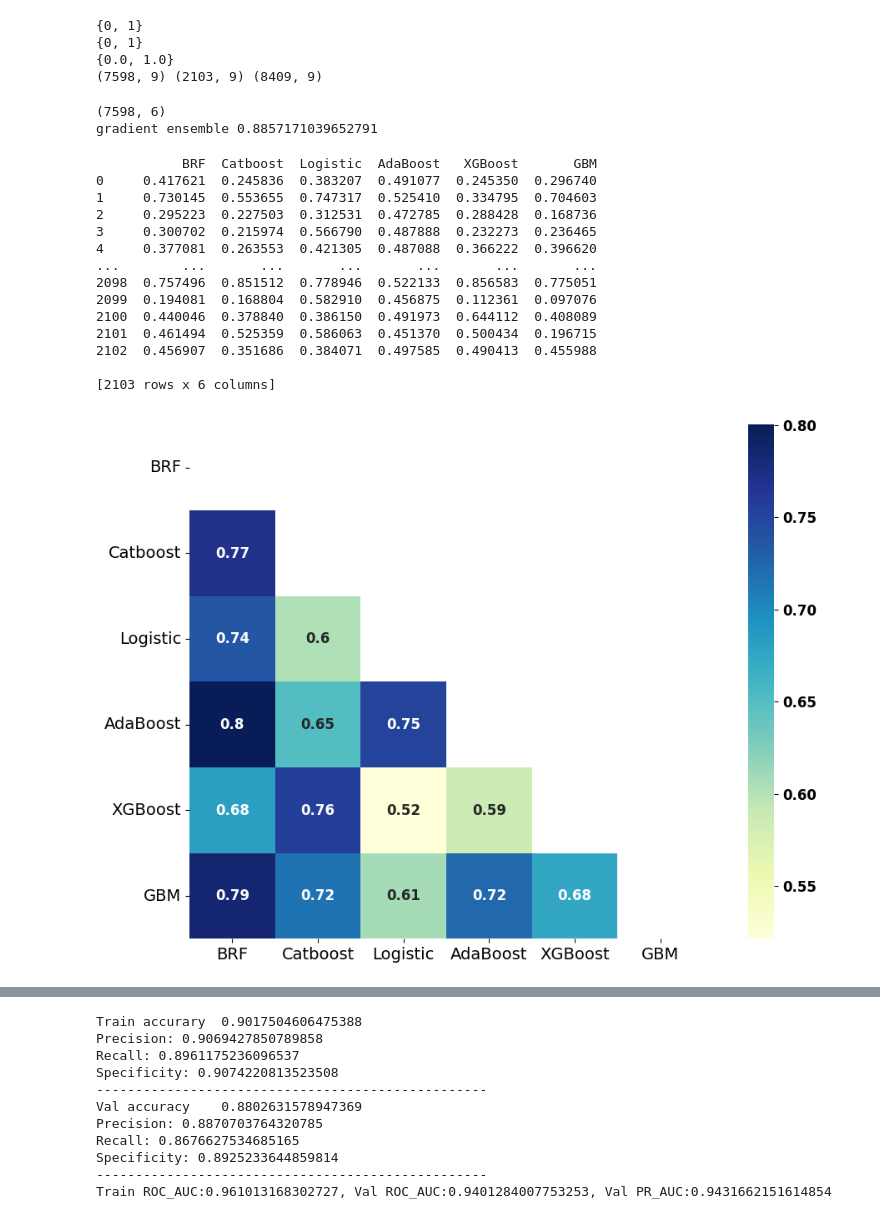
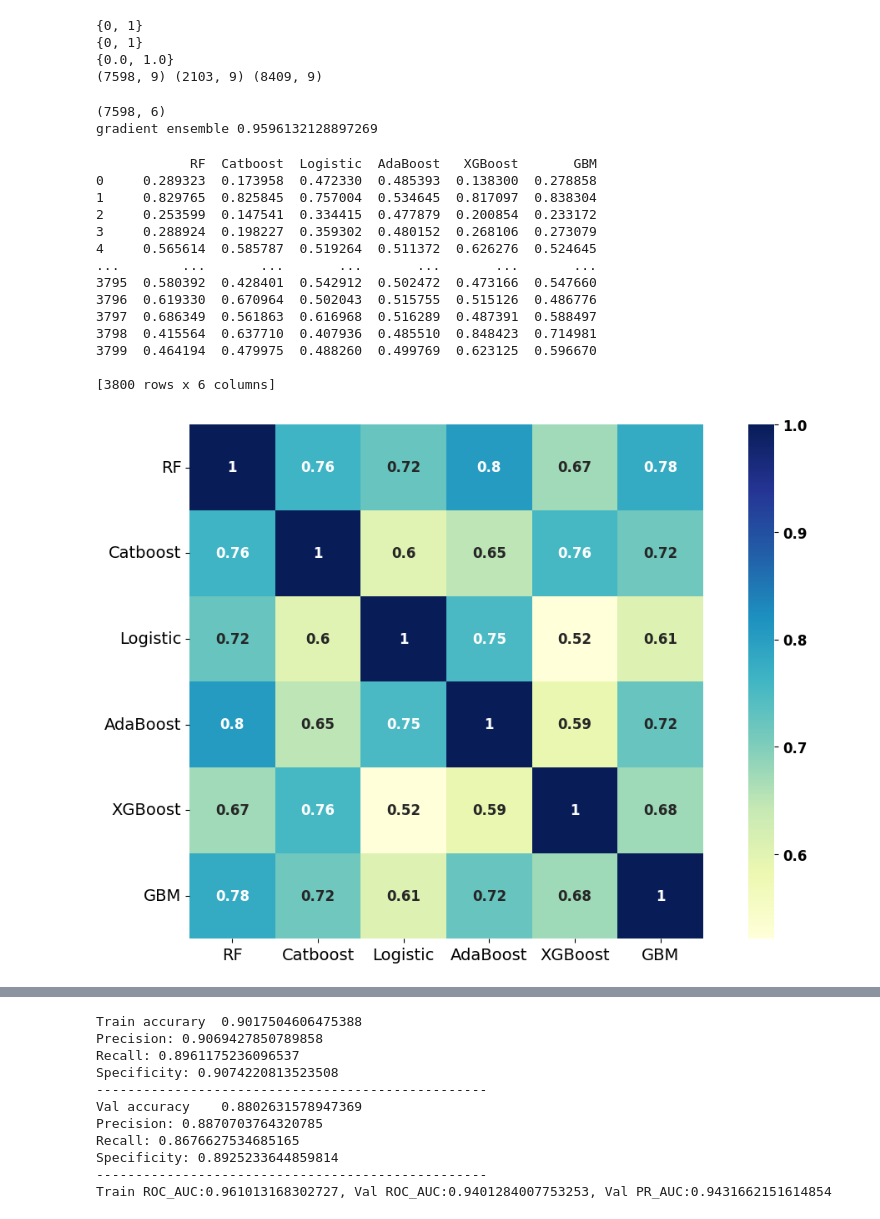
Before and after one commit to ssssszj/Tumor_prediction, a Jupyter notebook: ensemble_model.ipynb, the cells around one changed output, grey strips where cells are left out. Saved outputs shown, nothing was run; the diff lists cells and outputs as text; code cells hidden in the pictures.

Commit message:
train_data fixed

```diff
--- a/ensemble_model.ipynb
+++ b/ensemble_model.ipynb
@@ -238,7 +238,7 @@ print(X_train_base.shape,X_test.shape,X_train.shape)
 from sklearn.base import clone
 
 def get_models():
-    brf = BalancedRandomForestClassifier(n_estimators=1000,max_depth = 7,random_state=SEED,sampling_strategy='all',replacement=True,bootstrap=False)
+    rf = RandomForestClassifier(n_estimators=1000,max_depth = 7,random_state=SEED)
     ctb = CatBoostClassifier(learning_rate=0.01,max_depth=7,verbose=0,random_state=SEED)
     lr = LogisticRegression(max_iter=10000)
     ada = AdaBoostClassifier(n_estimators=1000,learning_rate=0.01,random_state=SEED)
@@ -246,7 +246,7 @@ def get_models():
     gbm = GradientBoostingClassifier(n_estimators=1000,learning_rate=0.01)
 
     models = {
-        'Balanced Random Forest': brf,
+        'Random Forest': rf,
         'Catboost': ctb,
         'Logistic Regression': lr,
         'AdaBoost': ada,
@@ -313,6 +313,7 @@ meta_model = GradientBoostingClassifier(
     random_state=SEED
 )
 
+
 #训练基学习器
 train_base_model(base_models,inp=X_train_base,label=y_train_base)
 
@@ -322,50 +323,51 @@ print(probs.shape)
 meta_model.fit(probs,y_test_base)
 
 #测试元学习器
-base_probs = predict_base_model(base_models,inp=X_test)
+base_probs = predict_base_model(base_models,inp=X_test_se)
 meta_probs = meta_model.predict_proba(base_probs)[:,1]
 
-# cv_base_learners,cv_meta_learners = stacking(base_models,clone(meta_model),X_train_se,y_train_se,KFold(n_splits=5))
-# base_probs = predict_base_model(cv_base_learners,X_test)
-# meta_probs = cv_meta_learners.predict_proba(base_probs)[:,1]
-print('gradient ensemble',roc_auc_score(y_test,meta_probs))
+'''cv_base_learners,cv_meta_learners = stacking(base_models,clone(meta_model),X_train_se,y_train_se,KFold(n_splits=5))
+base_probs = predict_base_model(cv_base_learners,X_test)
+meta_probs = cv_meta_learners.predict_proba(base_probs)[:,1]'''
+
+print('gradient ensemble',roc_auc_score(y_test_se,meta_probs))
 # %% [output]
 (7598, 6)
-gradient ensemble 0.8857171039652791
+gradient ensemble 0.9596132128897269
 # %%
-base_probs = predict_base_model(base_models,inp=X_test)
-model_names = ['BRF','Catboost','Logistic','AdaBoost','XGBoost','GBM']
+base_probs = predict_base_model(base_models,inp=X_test_se)
+model_names = ['RF','Catboost','Logistic','AdaBoost','XGBoost','GBM']
 df_P = np.zeros((base_probs.shape[0],len(model_names)))
 df_P = pd.DataFrame(df_P,columns=model_names)
 for i in range(len(model_names)):
     df_P[model_names[i]] = base_probs[:,i]
 print(df_P)
 # %% [output]
-           BRF  Catboost  Logistic  AdaBoost   XGBoost       GBM
-0     0.417621  0.245836  0.383207  0.491077  0.245350  0.296740
-1     0.730145  0.553655  0.747317  0.525410  0.334795  0.704603
-2     0.295223  0.227503  0.312531  0.472785  0.288428  0.168736
-3     0.300702  0.215974  0.566790  0.487888  0.232273  0.236465
-4     0.377081  0.263553  0.421305  0.487088  0.366222  0.396620
+            RF  Catboost  Logistic  AdaBoost   XGBoost       GBM
+0     0.289323  0.173958  0.472330  0.485393  0.138300  0.278858
+1     0.829765  0.825845  0.757004  0.534645  0.817097  0.838304
+2     0.253599  0.147541  0.334415  0.477879  0.200854  0.233172
+3     0.288924  0.198227  0.359302  0.480152  0.268106  0.273079
+4     0.565614  0.585787  0.519264  0.511372  0.626276  0.524645
 ...        ...       ...       ...       ...       ...       ...
-2098  0.757496  0.851512  0.778946  0.522133  0.856583  0.775051
-2099  0.194081  0.168804  0.582910  0.456875  0.112361  0.097076
-2100  0.440046  0.378840  0.386150  0.491973  0.644112  0.408089
-2101  0.461494  0.525359  0.586063  0.451370  0.500434  0.196715
-2102  0.456907  0.351686  0.384071  0.497585  0.490413  0.455988
+3795  0.580392  0.428401  0.542912  0.502472  0.473166  0.547660
+3796  0.619330  0.670964  0.502043  0.515755  0.515126  0.486776
+3797  0.686349  0.561863  0.616968  0.516289  0.487391  0.588497
+3798  0.415564  0.637710  0.407936  0.485510  0.848423  0.714981
+3799  0.464194  0.479975  0.488260  0.499769  0.623125  0.596670
 
-[2103 rows x 6 columns]
+[3800 rows x 6 columns]
 # %%
 import seaborn as sns
 plt.figure(figsize=(14,8))
 mask = np.zeros_like(df_P.corr(), dtype=bool)
 mask[np.triu_indices_from(mask)] = True
 cbar_kws = {'ticks':np.arange(0.0,1.1,0.2)}
-ax = sns.heatmap(df_P.apply(lambda pred:1*(pred>=0.5)-y_test).corr(), annot=True,mask=mask,xticklabels=1,yticklabels=1,cmap='YlGnBu',square=True,annot_kws={'size':12,'weight':'bold'})
+ax = sns.heatmap(df_P.apply(lambda pred:1*(pred>=0.5)-y_test).corr(), annot=True,xticklabels=1,yticklabels=1,cmap='YlGnBu',square=True,annot_kws={'size':12,'weight':'bold'})
 cbar = ax.collections[0].colorbar
 cbar.ax.tick_params(labelsize=12)
 plt.yticks(rotation=0,weight='light',fontsize=14)
 plt.xticks(weight='light',fontsize=14)
 plt.show()
 # %% [output]
-[figure, old version]
+[figure, new version]
```
Also changed, not shown: parts of 3 cells of this notebook.
